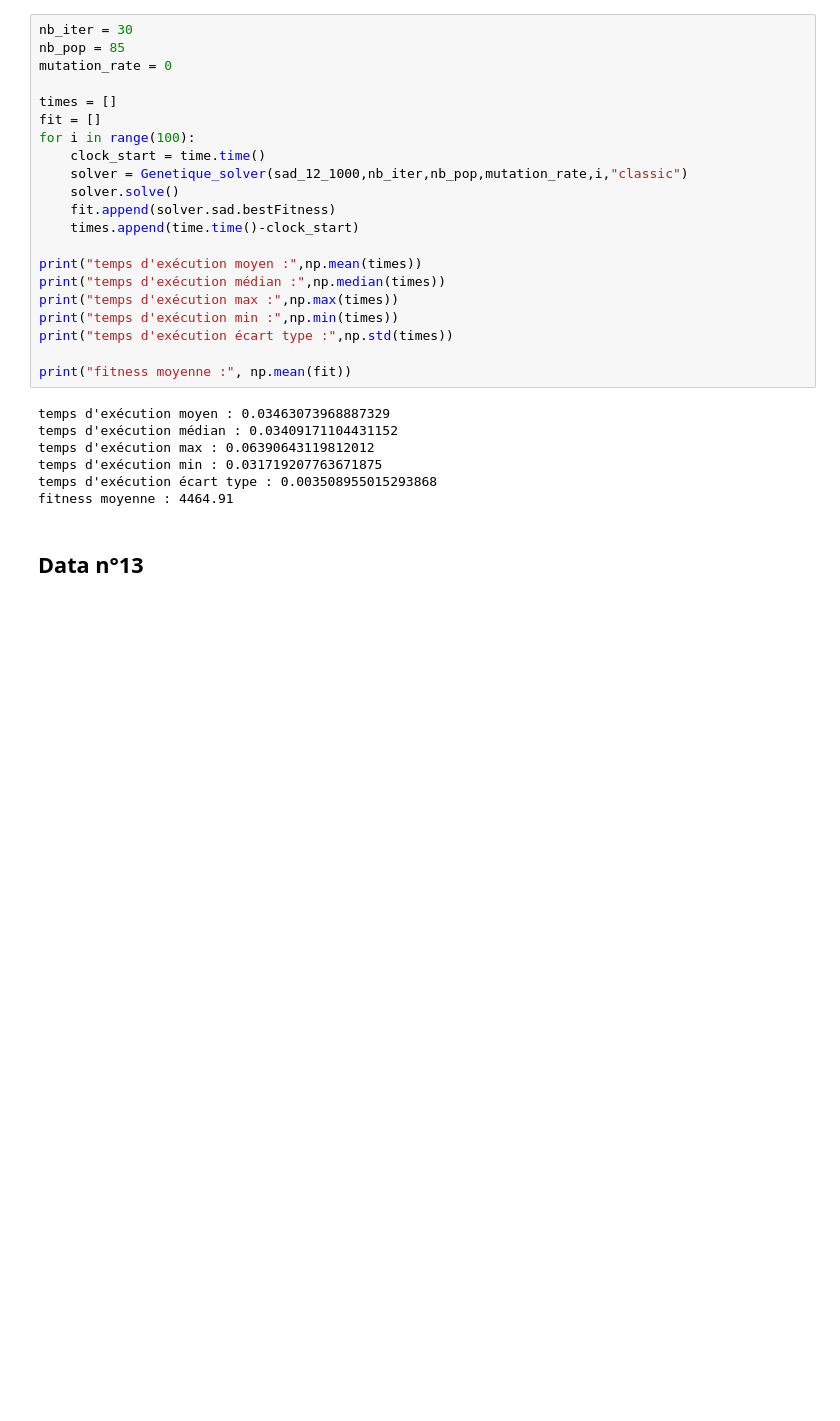
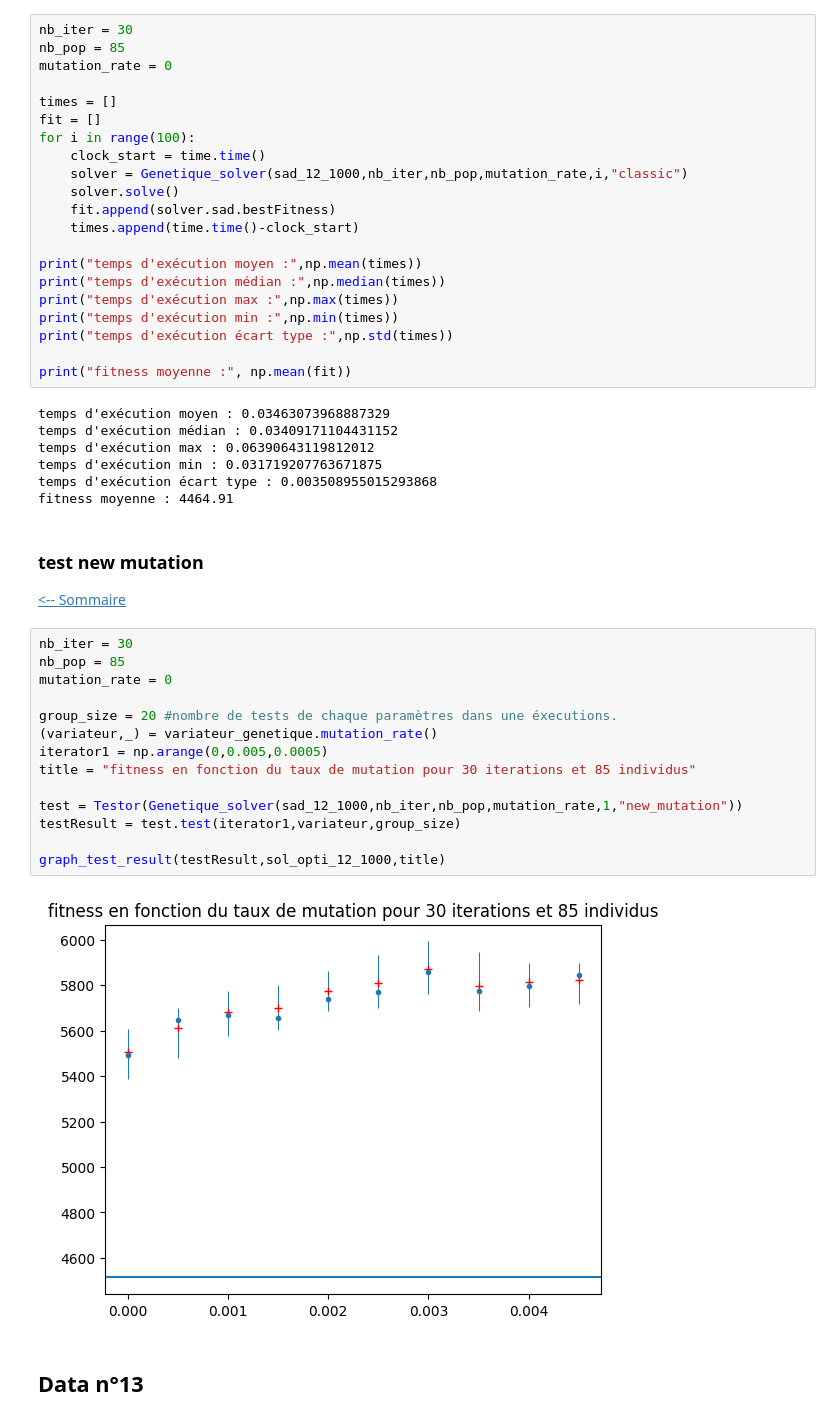
Before and after one commit to Blova-TB/S8_Knapsack, a Jupyter notebook: Genetique_generation_graph.ipynb, the cells around one changed output. Drawn from its saved outputs; the diff is of its cells as text; blank space fills up the shorter version.

```diff
--- a/Genetique_generation_graph.ipynb
+++ b/Genetique_generation_graph.ipynb
@@ -607,6 +608,27 @@ temps d'exécution max : 0.06390643119812012
 temps d'exécution min : 0.031719207763671875
 temps d'exécution écart type : 0.003508955015293868
 fitness moyenne : 4464.91
+# %% [markdown]
+### test new mutation
+
+
+[<-- Sommaire](#sommaire)
+# %%
+nb_iter = 30
+nb_pop = 85
+mutation_rate = 0
+
+group_size = 20 #nombre de tests de chaque paramètres dans une éxecutions.
+(variateur,_) = variateur_genetique.mutation_rate()
+iterator1 = np.arange(0,0.005,0.0005)
+title = "fitness en fonction du taux de mutation pour 30 iterations et 85 individus"
+
+test = Testor(Genetique_solver(sad_12_1000,nb_iter,nb_pop,mutation_rate,1,"new_mutation"))
+testResult = test.test(iterator1,variateur,group_size)
+
+graph_test_result(testResult,sol_opti_12_1000,title)
+# %% [output]
+[figure, added]
 # %% [markdown]
 ## Data n°13
 # %% [markdown]
```
Also changed, not shown: parts of 1 cell of this notebook, 4 other files.
